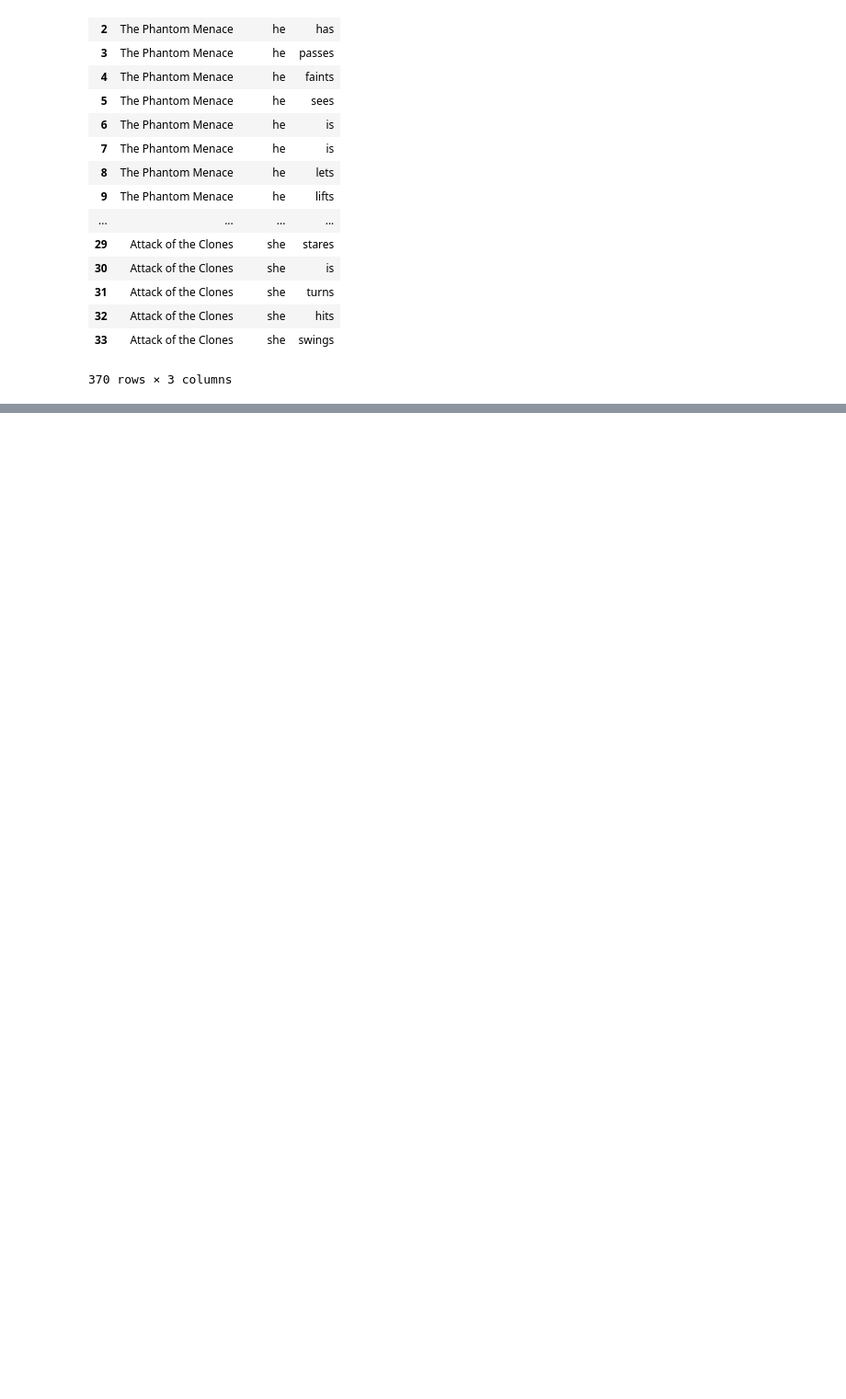
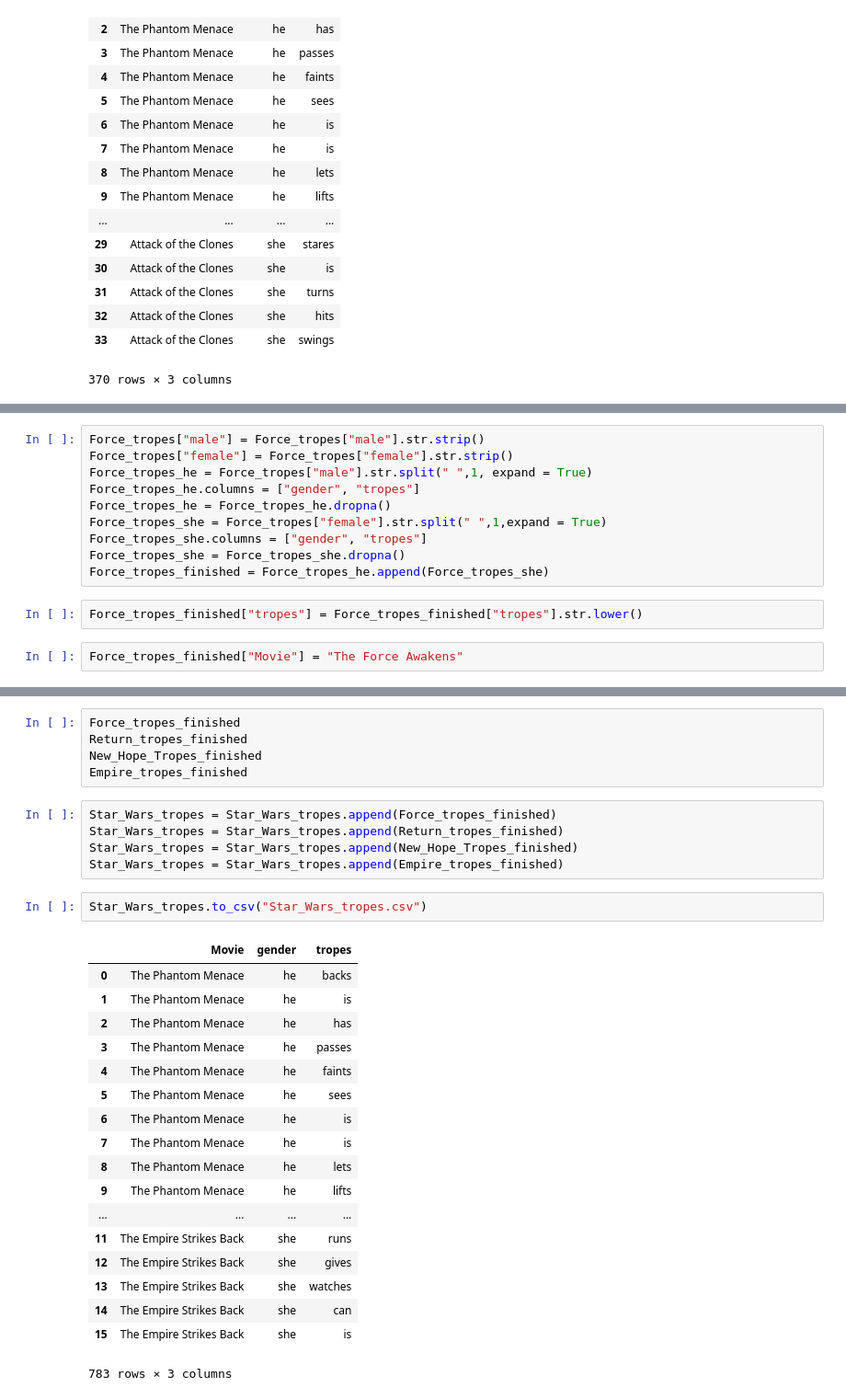
Before and after one commit to JulienAssouline/data-studios-projects, a Jupyter notebook: code/Star_Wars_project/Star Wars tropes.ipynb, the cells around one changed output, grey strips where cells are left out. Shown at 92% size. Cells and saved outputs as stored; diff of their text form; blank space fills up the shorter version.

```diff
--- a/code/Star_Wars_project/Star Wars tropes.ipynb
+++ b/code/Star_Wars_project/Star Wars tropes.ipynb
@@ -827,0 +919,14 @@ Star_Wars_tropes
+# %%
+Force_tropes["male"] = Force_tropes["male"].str.strip()
+Force_tropes["female"] = Force_tropes["female"].str.strip()
+Force_tropes_he = Force_tropes["male"].str.split(" ",1, expand = True)
+Force_tropes_he.columns = ["gender", "tropes"]
+Force_tropes_he = Force_tropes_he.dropna()
+Force_tropes_she = Force_tropes["female"].str.split(" ",1,expand = True)
+Force_tropes_she.columns = ["gender", "tropes"]
+Force_tropes_she = Force_tropes_she.dropna()
+Force_tropes_finished = Force_tropes_he.append(Force_tropes_she)
+# %%
+Force_tropes_finished["tropes"] = Force_tropes_finished["tropes"].str.lower()
+# %%
+Force_tropes_finished["Movie"] = "The Force Awakens"
@@ -827,0 +942,31 @@ Star_Wars_tropes
+# %%
+Force_tropes_finished
+Return_tropes_finished
+New_Hope_Tropes_finished
+Empire_tropes_finished
+# %%
+Star_Wars_tropes = Star_Wars_tropes.append(Force_tropes_finished)
+Star_Wars_tropes = Star_Wars_tropes.append(Return_tropes_finished)
+Star_Wars_tropes = Star_Wars_tropes.append(New_Hope_Tropes_finished)
+Star_Wars_tropes = Star_Wars_tropes.append(Empire_tropes_finished)
+# %%
+Star_Wars_tropes.to_csv("Star_Wars_tropes.csv")
+# %% [output]
+|  | Movie | gender | tropes |
+| 0 | The Phantom Menace | he | backs |
+| 1 | The Phantom Menace | he | is |
+| 2 | The Phantom Menace | he | has |
+| 3 | The Phantom Menace | he | passes |
+| 4 | The Phantom Menace | he | faints |
+| 5 | The Phantom Menace | he | sees |
+| 6 | The Phantom Menace | he | is |
+| 7 | The Phantom Menace | he | is |
+| 8 | The Phantom Menace | he | lets |
+| 9 | The Phantom Menace | he | lifts |
+| ... | ... | ... | ... |
+| 11 | The Empire Strikes Back | she | runs |
+| 12 | The Empire Strikes Back | she | gives |
+| 13 | The Empire Strikes Back | she | watches |
+| 14 | The Empire Strikes Back | she | can |
+| 15 | The Empire Strikes Back | she | is |
+783 rows × 3 columns
```
Also changed, not shown: parts of 21 cells of this notebook, 6 other files.
